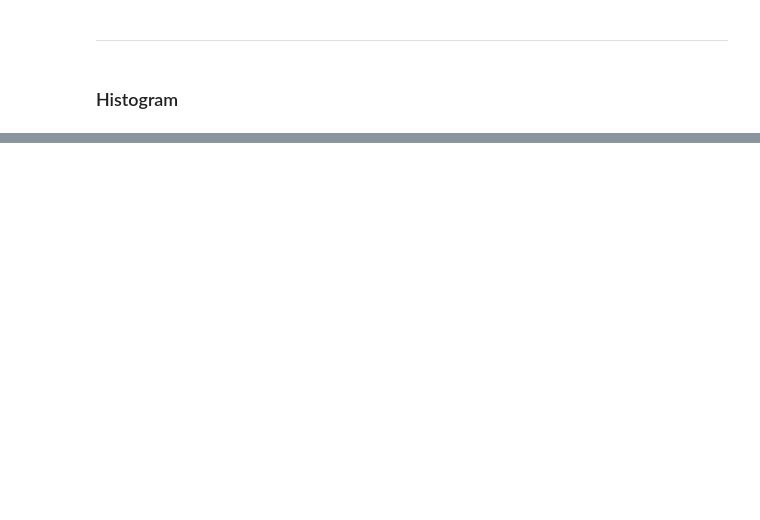
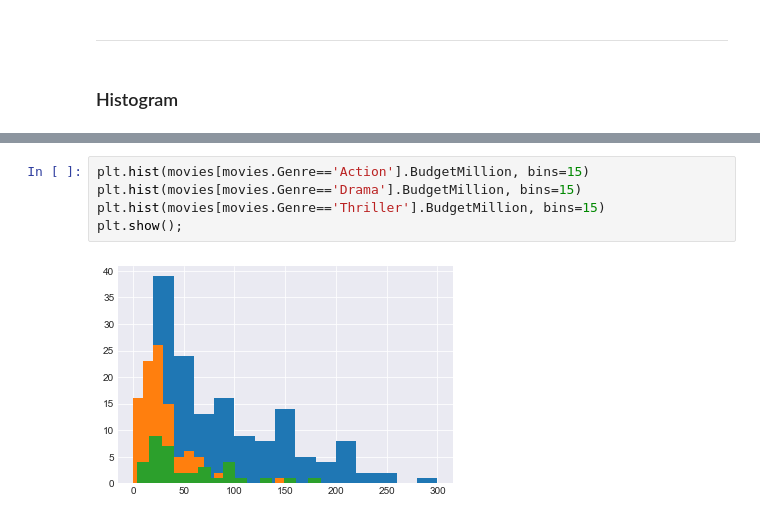
Before and after one commit to Shafin-Thiyam/Python4DS, a Jupyter notebook: Section6/Adv Visualization.ipynb, the cells around one changed output, grey strips where cells are left out. Saved outputs shown, nothing was run; the diff lists cells and outputs as text; blank space fills up the shorter version.

```diff
--- a/Section6/Adv Visualization.ipynb
+++ b/Section6/Adv Visualization.ipynb
@@ -215,0 +358,7 @@ m3=plt.hist(movies.CriticsRatings,bins=15)
+# %%
+plt.hist(movies[movies.Genre=='Action'].BudgetMillion, bins=15)
+plt.hist(movies[movies.Genre=='Drama'].BudgetMillion, bins=15)
+plt.hist(movies[movies.Genre=='Thriller'].BudgetMillion, bins=15)
+plt.show();
+# %% [output]
+[figure, added]
```
Also changed, not shown: parts of 42 cells of this notebook.
